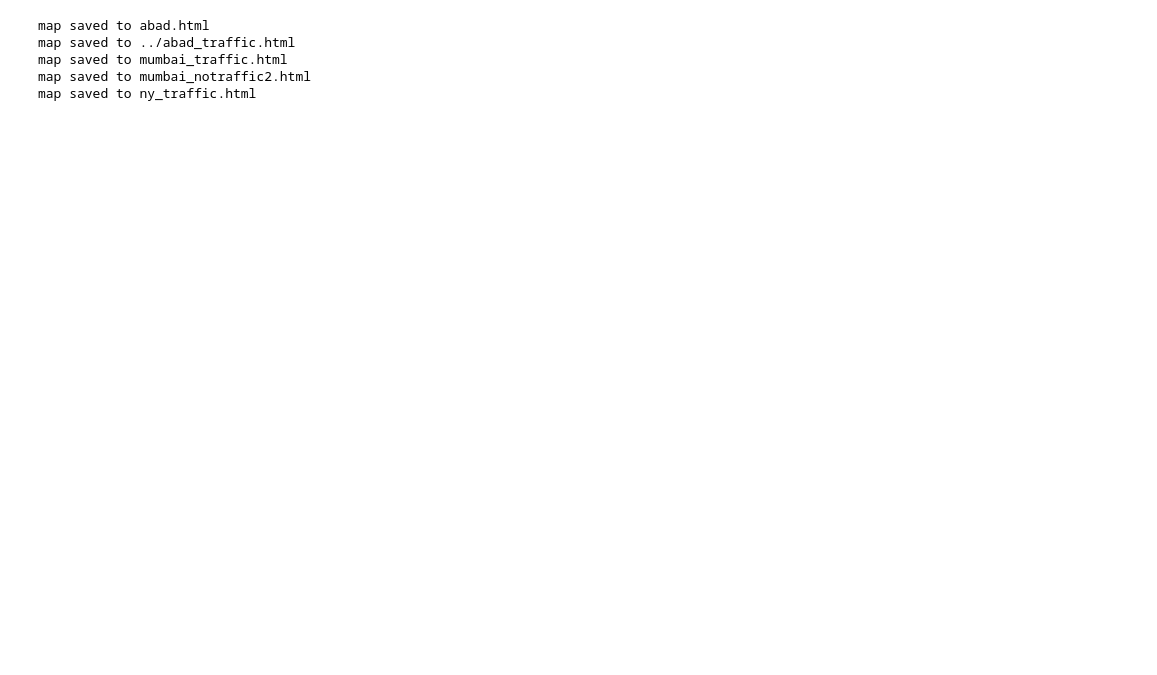
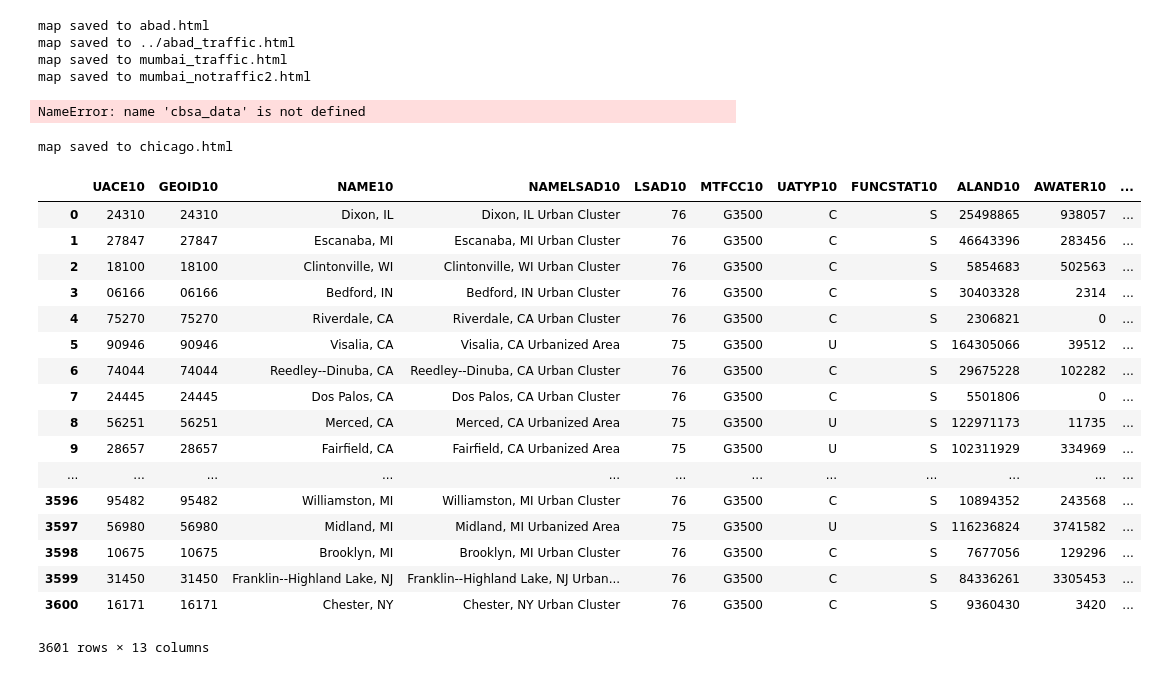
Before and after one commit to mansueto-institute/urban-isolines, a Jupyter notebook: City Dileniations.ipynb, the cells around one changed output. Drawn from its saved outputs; the diff is of its cells as text; code cells hidden in the pictures; blank space fills up the shorter version.

```diff
--- a/City Dileniations.ipynb
+++ b/City Dileniations.ipynb
@@ -112,9 +141,11 @@ isoplot(mumbai_center, locs, 'mumbai_traffic.html')
 locs2 = get_isodata(mumbai_center, traffic='disabled', departure = '2019-02-13T23:00:00')
 isoplot(mumbai_center, locs2, 'mumbai_notraffic2.html')
 
-new_york_center = (40.754177, -73.984632)
-locsny = get_isodata(new_york_center, traffic='enabled', departure = '2019-02-13T17:00:00')
-isoplot(new_york_center, locsny, 'ny_traffic.html')
+google_api = "https://maps.googleapis.com/maps/api/geocode/json?address={}+{}&key=" + config.google_api_key
+js = requests.get(google_api.format('Chicago', 'IL')).json()['results'][0]['geometry']
+chicago_center = (float(js['location']['lat']), float(js['location']['lng']))
+chicago_iso = get_contour_series(chicago_center)
+isoplot_shp(chicago_center, chicago_iso, cbsa_data[cbsa_data['NAME'].str.contains('Chicago')], 'chicago_traffic.html')
 
 
 
@@ -124,4 +155,36 @@ map saved to abad.html
 map saved to ../abad_traffic.html
 map saved to mumbai_traffic.html
 map saved to mumbai_notraffic2.html
-map saved to ny_traffic.html
+NameError: name 'cbsa_data' is not defined
+# %%
+js = requests.get(google_api.format('Chicago', 'IL')).json()['results'][0]['geometry']
+Chicago_center = (float(js['location']['lat']), float(js['location']['lng']))
+chicago_series = get_isodata(Chicago_center, range_iso = 90*60)
+chicago_cbsa = cbsa_data[cbsa_data['NAME'].str.contains('Chicago')]
+chicago_cbsa = chicago_cbsa[chicago_cbsa['NAME'].str.contains('IL')]
+chicago_cbsa = chicago_cbsa.to_crs({'init':'epsg:4326'})
+urban_areas_local = urban_areas[urban_areas['NAME10'].str.contains('Chicago')]
+isoplot_shp(Chicago_center, chicago_series, chicago_cbsa, 'chicago.html')
+# %% [output]
+map saved to chicago.html
+# %%
+urban_areas['']
+# %% [output]
+|  | UACE10 | GEOID10 | NAME10 | NAMELSAD10 | LSAD10 | MTFCC10 | UATYP10 | FUNCSTAT10 | ALAND10 | AWATER10 | ... |
+| 0 | 24310 | 24310 | Dixon, IL | Dixon, IL Urban Cluster | 76 | G3500 | C | S | 25498865 | 938057 | ... |
+| 1 | 27847 | 27847 | Escanaba, MI | Escanaba, MI Urban Cluster | 76 | G3500 | C | S | 46643396 | 283456 | ... |
+| 2 | 18100 | 18100 | Clintonville, WI | Clintonville, WI Urban Cluster | 76 | G3500 | C | S | 5854683 | 502563 | ... |
+| 3 | 06166 | 06166 | Bedford, IN | Bedford, IN Urban Cluster | 76 | G3500 | C | S | 30403328 | 2314 | ... |
+| 4 | 75270 | 75270 | Riverdale, CA | Riverdale, CA Urban Cluster | 76 | G3500 | C | S | 2306821 | 0 | ... |
+| 5 | 90946 | 90946 | Visalia, CA | Visalia, CA Urbanized Area | 75 | G3500 | U | S | 164305066 | 39512 | ... |
+| 6 | 74044 | 74044 | Reedley--Dinuba, CA | Reedley--Dinuba, CA Urban Cluster | 76 | G3500 | C | S | 29675228 | 102282 | ... |
+| 7 | 24445 | 24445 | Dos Palos, CA | Dos Palos, CA Urban Cluster | 76 | G3500 | C | S | 5501806 | 0 | ... |
+| 8 | 56251 | 56251 | Merced, CA | Merced, CA Urbanized Area | 75 | G3500 | U | S | 122971173 | 11735 | ... |
+| 9 | 28657 | 28657 | Fairfield, CA | Fairfield, CA Urbanized Area | 75 | G3500 | U | S | 102311929 | 334969 | ... |
+| ... | ... | ... | ... | ... | ... | ... | ... | ... | ... | ... | ... |
+| 3596 | 95482 | 95482 | Williamston, MI | Williamston, MI Urban Cluster | 76 | G3500 | C | S | 10894352 | 243568 | ... |
+| 3597 | 56980 | 56980 | Midland, MI | Midland, MI Urbanized Area | 75 | G3500 | U | S | 116236824 | 3741582 | ... |
+| 3598 | 10675 | 10675 | Brooklyn, MI | Brooklyn, MI Urban Cluster | 76 | G3500 | C | S | 7677056 | 129296 | ... |
+| 3599 | 31450 | 31450 | Franklin--Highland Lake, NJ | Franklin--Highland Lake, NJ Urban... | 76 | G3500 | C | S | 84336261 | 3305453 | ... |
+| 3600 | 16171 | 16171 | Chester, NY | Chester, NY Urban Cluster | 76 | G3500 | C | S | 9360430 | 3420 | ... |
+3601 rows × 13 columns
```
Also changed, not shown: parts of 29 cells of this notebook, 1 other file.
